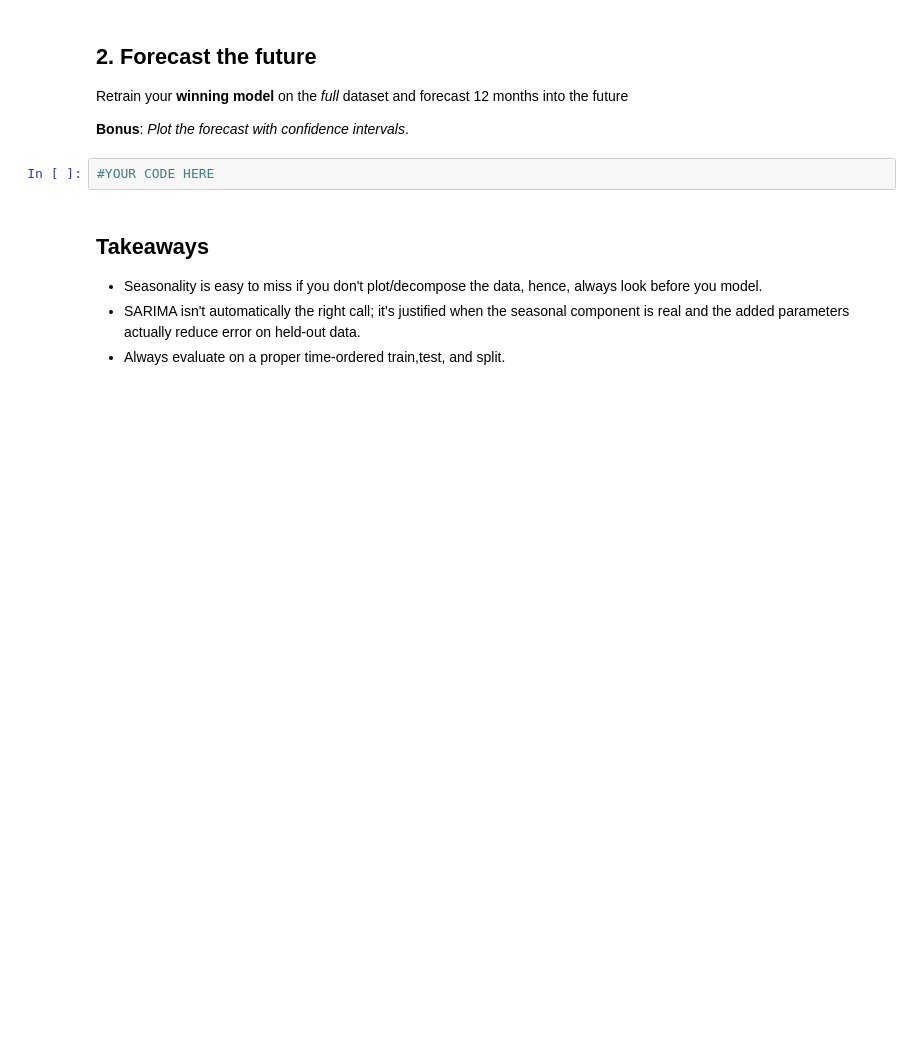
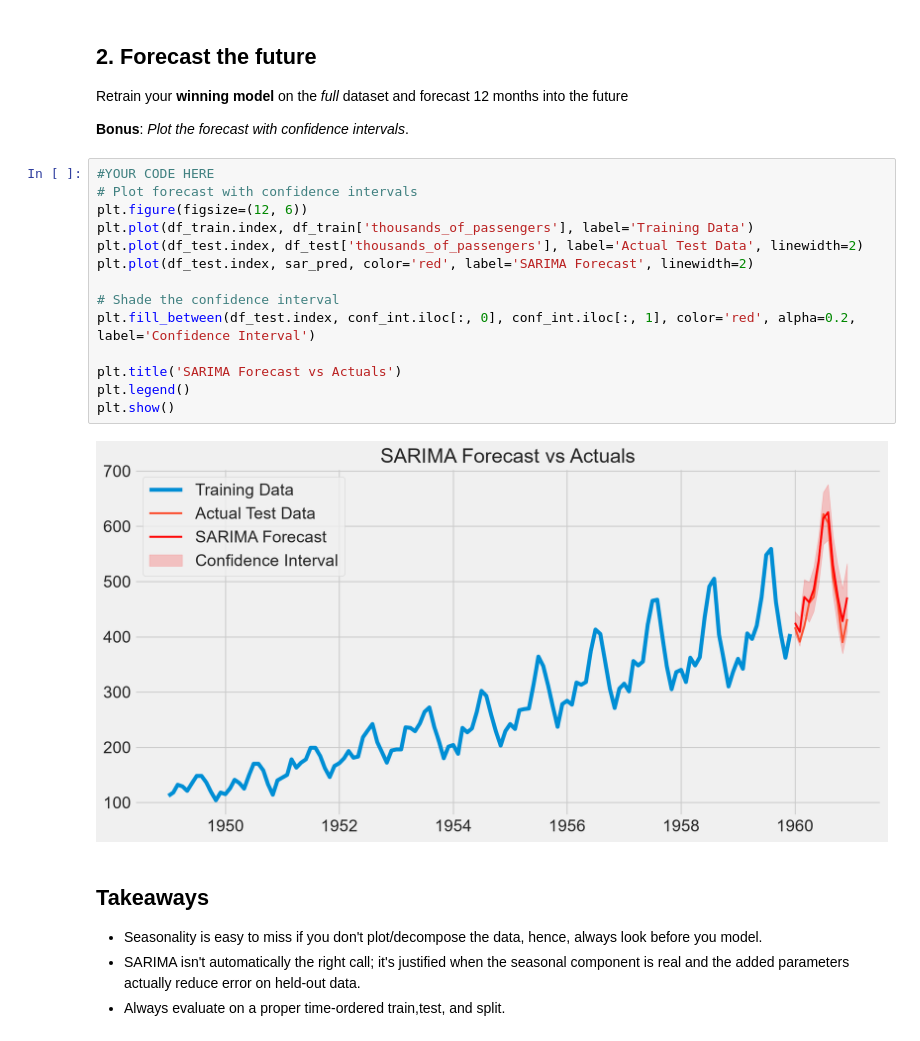
Before and after one commit to Qaem-7/labs_projects, a Jupyter notebook: Labs/8. Time Series/8.3 ARIMA/Exercise/ARIMA_SARIMAX_Lab.ipynb, the cells around one changed output. Drawn from its saved outputs; the diff is of its cells as text; blank space fills up the shorter version.

```diff
--- a/Labs/8. Time Series/8.3 ARIMA/Exercise/ARIMA_SARIMAX_Lab.ipynb
+++ b/Labs/8. Time Series/8.3 ARIMA/Exercise/ARIMA_SARIMAX_Lab.ipynb
@@ -278,6 +496,20 @@ Retrain your **winning model** on the *full* dataset and forecast 12 months into
 **Bonus**: *Plot the forecast with confidence intervals*.
 # %%
 #YOUR CODE HERE
+# Plot forecast with confidence intervals
+plt.figure(figsize=(12, 6))
+plt.plot(df_train.index, df_train['thousands_of_passengers'], label='Training Data')
+plt.plot(df_test.index, df_test['thousands_of_passengers'], label='Actual Test Data', linewidth=2)
+plt.plot(df_test.index, sar_pred, color='red', label='SARIMA Forecast', linewidth=2)
+
+# Shade the confidence interval
+plt.fill_between(df_test.index, conf_int.iloc[:, 0], conf_int.iloc[:, 1], color='red', alpha=0.2, label='Confidence Interval')
+
+plt.title('SARIMA Forecast vs Actuals')
+plt.legend()
+plt.show()
+# %% [output]
+[figure, added]
 # %% [markdown]
 ## Takeaways
 - Seasonality is easy to miss if you don't plot/decompose the data, hence, always look before you model.
```
Also changed, not shown: parts of 17 cells of this notebook.
